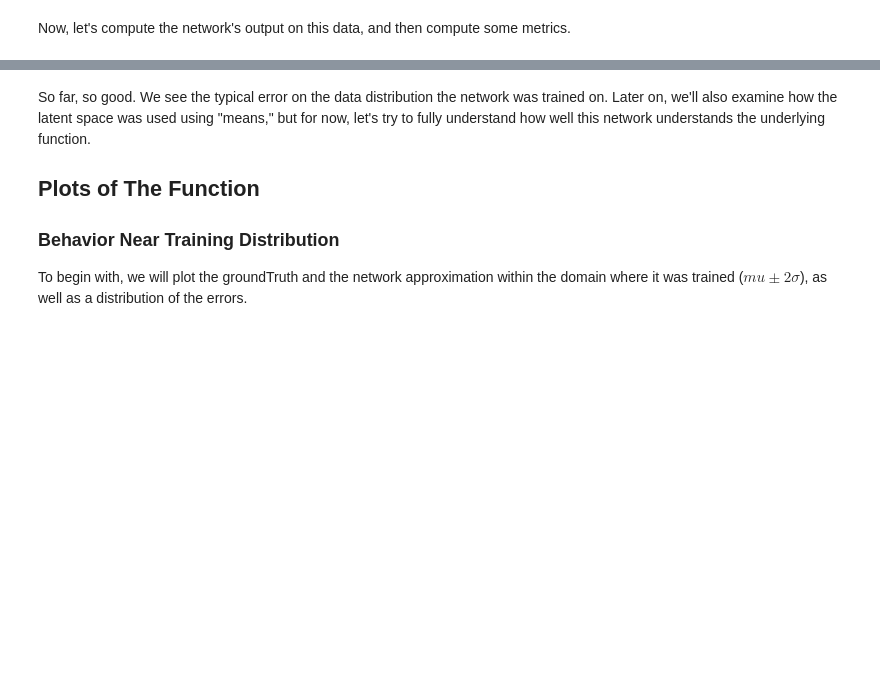
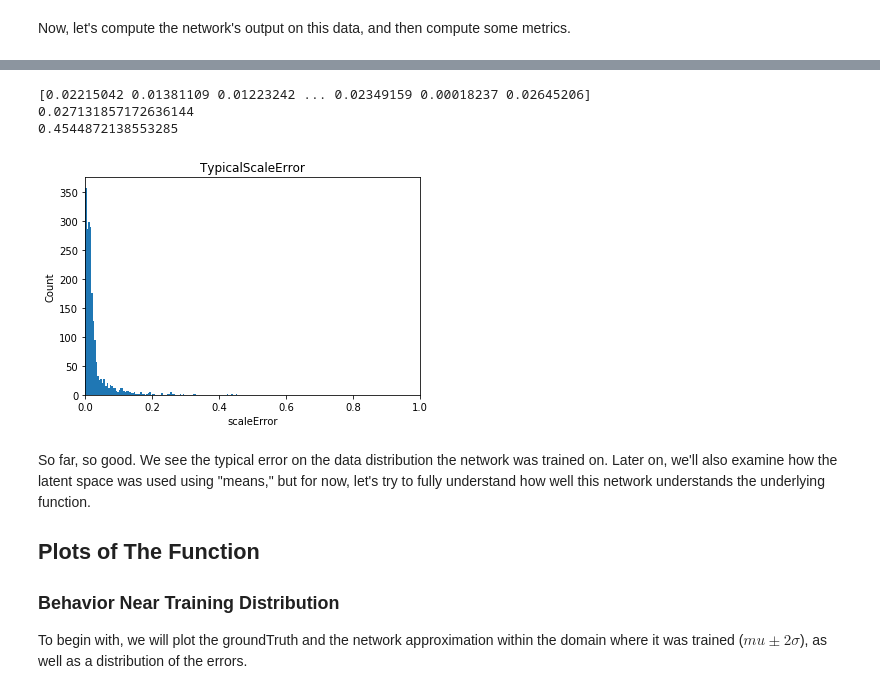
Before and after one commit to atbolsh/Aexam, a Jupyter notebook: Plotting center_very_broad model.ipynb, the cells around one changed output, grey strips where cells are left out. Cells and saved outputs as stored; diff of their text form; code cells hidden in the pictures; blank space fills up the shorter version.

```diff
--- a/Plotting center_very_broad model.ipynb
+++ b/Plotting center_very_broad model.ipynb
@@ -127,3 +127,20 @@ Typical amp error / amp range
+# %%
+scaleError = abs(ampE)/amps
+print(scaleError)
+print(np.mean(scaleError))
+print(max(scaleError))
+fig = plt.figure()
+plt.hist(scaleError, 100)
+plt.xlim([0, 1])
+plt.xlabel("scaleError")
+plt.ylabel("Count")
+plt.title("TypicalScaleError")
+fig
+# %% [output]
+[0.02215042 0.01381109 0.01223242 ... 0.02349159 0.00018237 0.02645206]
+0.027131857172636144
+0.4544872138553285
+[figure, added]
 # %% [markdown]
 So far, so good. We see the typical error on the data distribution the network was trained on. Later on, we'll also examine how the latent space was used using "means," but for now, let's try to fully understand how well this network understands the underlying function.
 
```
Also changed, not shown: parts of 12 cells of this notebook, 2 other files.
